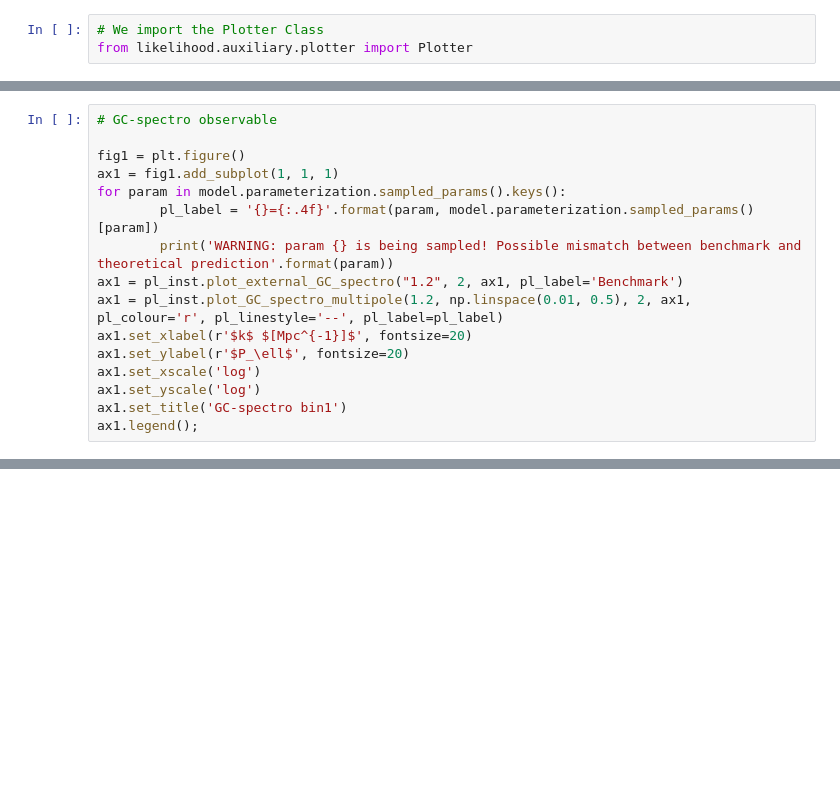
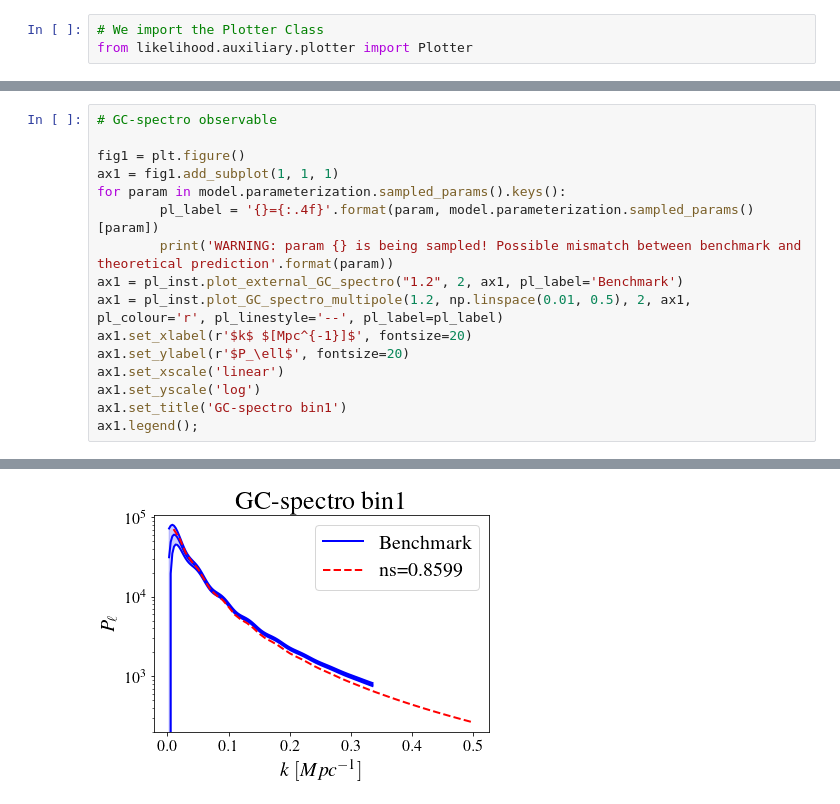
Before and after one commit to testarnyttnamn/testnamemaster, a Jupyter notebook: notebooks/DEMO.ipynb, the cells around one changed output, grey strips where cells are left out. Cells and saved outputs as stored; diff of their text form; blank space fills up the shorter version.

```diff
--- a/notebooks/DEMO.ipynb
+++ b/notebooks/DEMO.ipynb
@@ -737,7 +875,8 @@ ax1 = pl_inst.plot_external_GC_spectro("1.2", 2, ax1, pl_label='Benchmark')
 ax1 = pl_inst.plot_GC_spectro_multipole(1.2, np.linspace(0.01, 0.5), 2, ax1, pl_colour='r', pl_linestyle='--', pl_label=pl_label)
 ax1.set_xlabel(r'$k$ $[Mpc^{-1}]$', fontsize=20)
 ax1.set_ylabel(r'$P_\ell$', fontsize=20)
-ax1.set_xscale('log')
+ax1.set_xscale('linear')
 ax1.set_yscale('log')
 ax1.set_title('GC-spectro bin1')
 ax1.legend();
+# %% [output]
@@ -743,0 +884 @@ ax1.legend();
+[figure, added]
```
Also changed, not shown: parts of 21 cells of this notebook, 2 other files.
